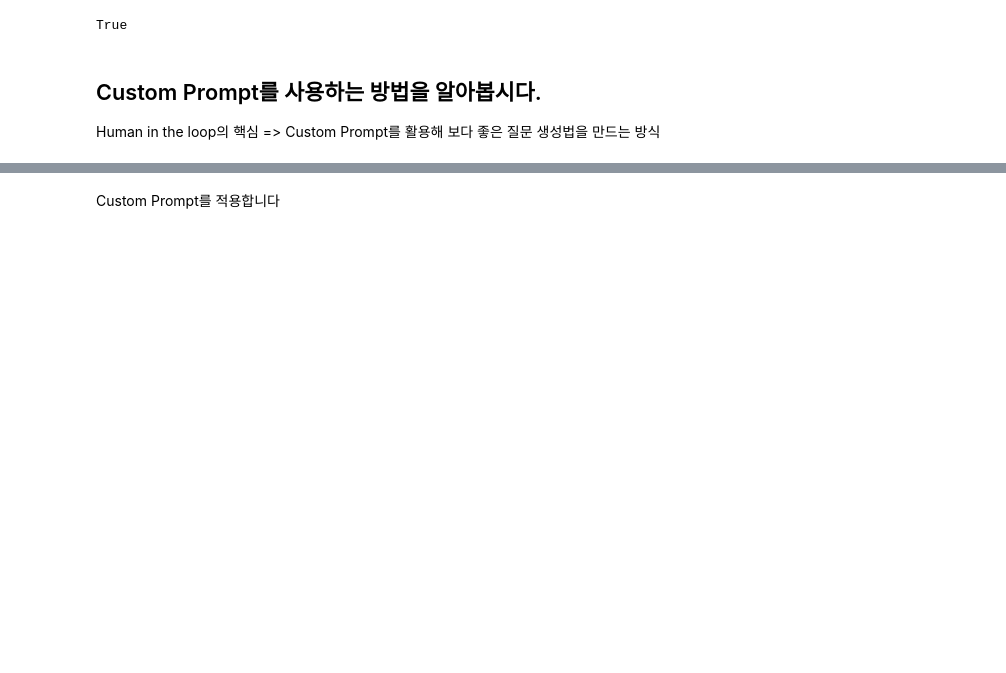
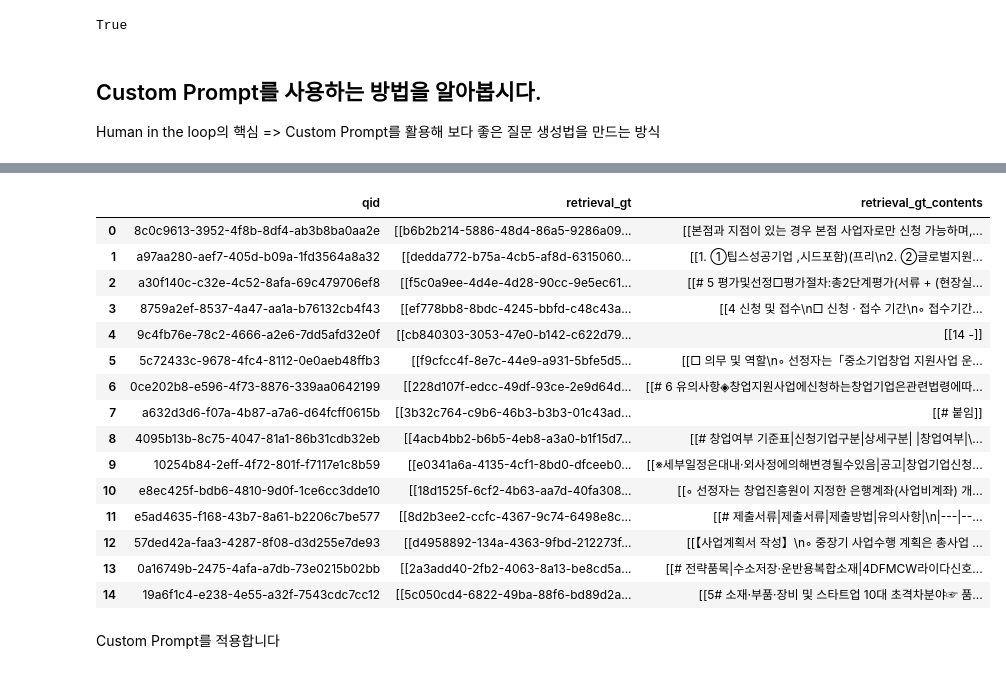
Before and after one commit to Auto-RAG/fast-campus, a Jupyter notebook: notebook/데이터 생성/Human in the Loop 실습.ipynb, the cells around one changed output, grey strips where cells are left out. Cells and saved outputs as stored; diff of their text form; code cells hidden in the pictures; blank space fills up the shorter version.

```diff
--- a/notebook/데이터 생성/Human in the Loop 실습.ipynb
+++ b/notebook/데이터 생성/Human in the Loop 실습.ipynb
@@ -58,9 +54,28 @@ from autorag.data.qa.sample import random_single_hop
 from autorag.data.qa.schema import Corpus
 
 initial_corpus = Corpus(corpus_df)
-initial_qa = initial_corpus.sample(random_single_hop, n=3).map(
+initial_qa = initial_corpus.sample(random_single_hop, n=15).map(
         lambda df: df.reset_index(drop=True),
     ).make_retrieval_gt_contents()
+# %%
+initial_qa.data
+# %% [output]
+|  | qid | retrieval_gt | retrieval_gt_contents |
+| 0 | 8c0c9613-3952-4f8b-8df4-ab3b8ba0aa2e | [[b6b2b214-5886-48d4-86a5-9286a09... | [[본점과 지점이 있는 경우 본점 사업자로만 신청 가능하며,... |
+| 1 | a97aa280-aef7-405d-b09a-1fd3564a8a32 | [[dedda772-b75a-4cb5-af8d-6315060... | [[1. ①팁스성공기업 ,시드포함)(프리\n2. ②글로벌지원... |
+| 2 | a30f140c-c32e-4c52-8afa-69c479706ef8 | [[f5c0a9ee-4d4e-4d28-90cc-9e5ec61... | [[# 5 평가및선정□평가절차:총2단계평가(서류 + (현장실... |
+| 3 | 8759a2ef-8537-4a47-aa1a-b76132cb4f43 | [[ef778bb8-8bdc-4245-bbfd-c48c43a... | [[4 신청 및 접수\n□ 신청 ‧ 접수 기간\n◦ 접수기간... |
+| 4 | 9c4fb76e-78c2-4666-a2e6-7dd5afd32e0f | [[cb840303-3053-47e0-b142-c622d79... | [[14 -]] |
+| 5 | 5c72433c-9678-4fc4-8112-0e0aeb48ffb3 | [[f9cfcc4f-8e7c-44e9-a931-5bfe5d5... | [[□ 의무 및 역할\n◦ 선정자는「중소기업창업 지원사업 운... |
+| 6 | 0ce202b8-e596-4f73-8876-339aa0642199 | [[228d107f-edcc-49df-93ce-2e9d64d... | [[# 6 유의사항◈창업지원사업에신청하는창업기업은관련법령에따... |
+| 7 | a632d3d6-f07a-4b87-a7a6-d64fcff0615b | [[3b32c764-c9b6-46b3-b3b3-01c43ad... | [[# 붙임]] |
+| 8 | 4095b13b-8c75-4047-81a1-86b31cdb32eb | [[4acb4bb2-b6b5-4eb8-a3a0-b1f15d7... | [[# 창업여부 기준표|신청기업구분|상세구분| |창업여부|\... |
+| 9 | 10254b84-2eff-4f72-801f-f7117e1c8b59 | [[e0341a6a-4135-4cf1-8bd0-dfceeb0... | [[※세부일정은대내‧외사정에의해변경될수있음|공고|창업기업신청... |
+| 10 | e8ec425f-bdb6-4810-9d0f-1ce6cc3dde10 | [[18d1525f-6cf2-4b63-aa7d-40fa308... | [[◦ 선정자는 창업진흥원이 지정한 은행계좌(사업비계좌) 개... |
+| 11 | e5ad4635-f168-43b7-8a61-b2206c7be577 | [[8d2b3ee2-ccfc-4367-9c74-6498e8c... | [[# 제출서류|제출서류|제출방법|유의사항|\n|---|--... |
+| 12 | 57ded42a-faa3-4287-8f08-d3d255e7de93 | [[d4958892-134a-4363-9fbd-212273f... | [[【사업계획서 작성】\n◦ 중장기 사업수행 계획은 총사업 ... |
+| 13 | 0a16749b-2475-4afa-a7db-73e0215b02bb | [[2a3add40-2fb2-4063-8a13-be8cd5a... | [[# 전략품목|수소저장·운반용복합소재|4DFMCW라이다신호... |
+| 14 | 19a6f1c4-e238-4e55-a32f-7543cdc7cc12 | [[5c050cd4-6822-49ba-88f6-bd89d2a... | [[5# 소재·부품·장비 및 스타트업 10대 초격차분야☞ 품... |
 # %% [markdown]
 Custom Prompt를 적용합니다
 # %%
```
Also changed, not shown: parts of 20 cells of this notebook.
